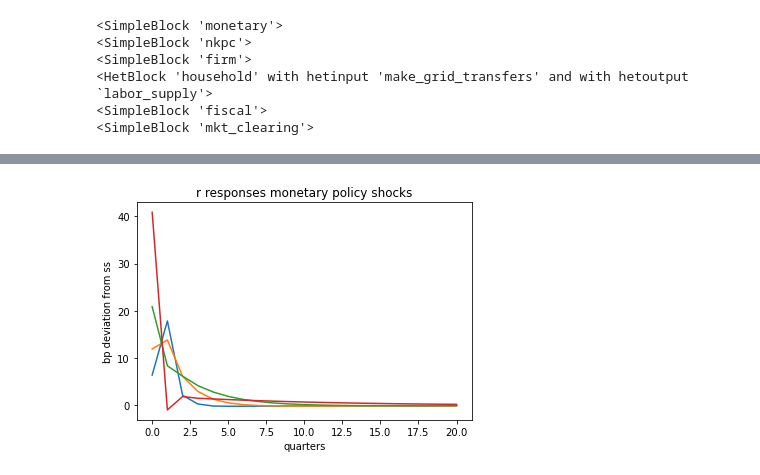
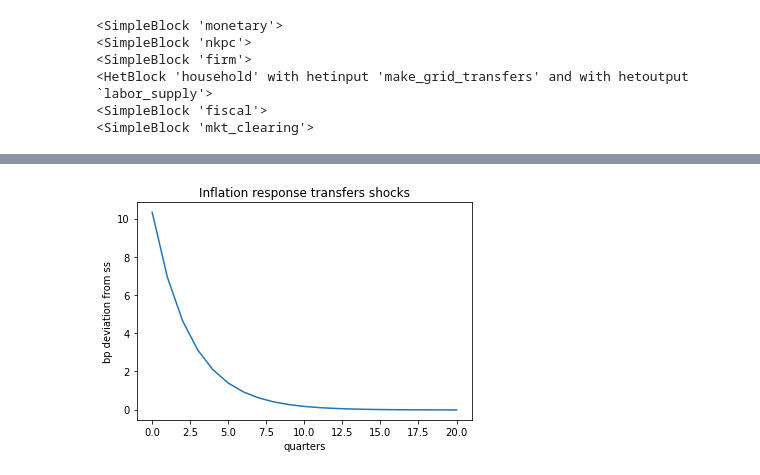
Before and after one commit to danmrc/sequence-jacobian, a Jupyter notebook: notebooks/Exogenous Transfer!.ipynb, the cells around one changed output, grey strips where cells are left out. Saved outputs shown, nothing was run; the diff lists cells and outputs as text; code cells hidden in the pictures.

```diff
--- a/notebooks/Exogenous Transfer!.ipynb
+++ b/notebooks/Exogenous Transfer!.ipynb
@@ -453,13 +389,0 @@ print(G)
-# %%
-rhos = np.array([0.2,0.5, 0.7, 0.9])
-
-dtstar = 0.05*rhos ** (np.arange(T)[:, np.newaxis])
-drstar = 0.0025 * rhos ** (np.arange(T)[:, np.newaxis])
-
-dpi = G['pi']['T_star'] @ dtstar
-
-plt.plot(10000 * dpi[:21])
-plt.title(r'Inflation responses fiscal policy shocks')
-plt.xlabel('quarters')
-plt.ylabel('bp deviation from ss')
-plt.show()
@@ -508,10 +390,10 @@ plt.show()
-# %%
-dpi = G['r']['rstar'] @ drstar
-
-plt.plot(10000 * dpi[:21])
-plt.title(r'r responses monetary policy shocks')
-plt.xlabel('quarters')
-plt.ylabel('bp deviation from ss')
-plt.show()
-# %% [output]
-[figure, removed]
+# %%
+dpi = (G['pi']['Transfer']) @ dtstar
+
+plt.plot(10000*dpi[:21])
+plt.title(r'Inflation response transfers shocks')
+plt.xlabel('quarters')
+plt.ylabel('bp deviation from ss')
+plt.show()
+# %% [output]
+[figure, added]
```
Also changed, not shown: parts of 22 cells of this notebook, 4 other files.
